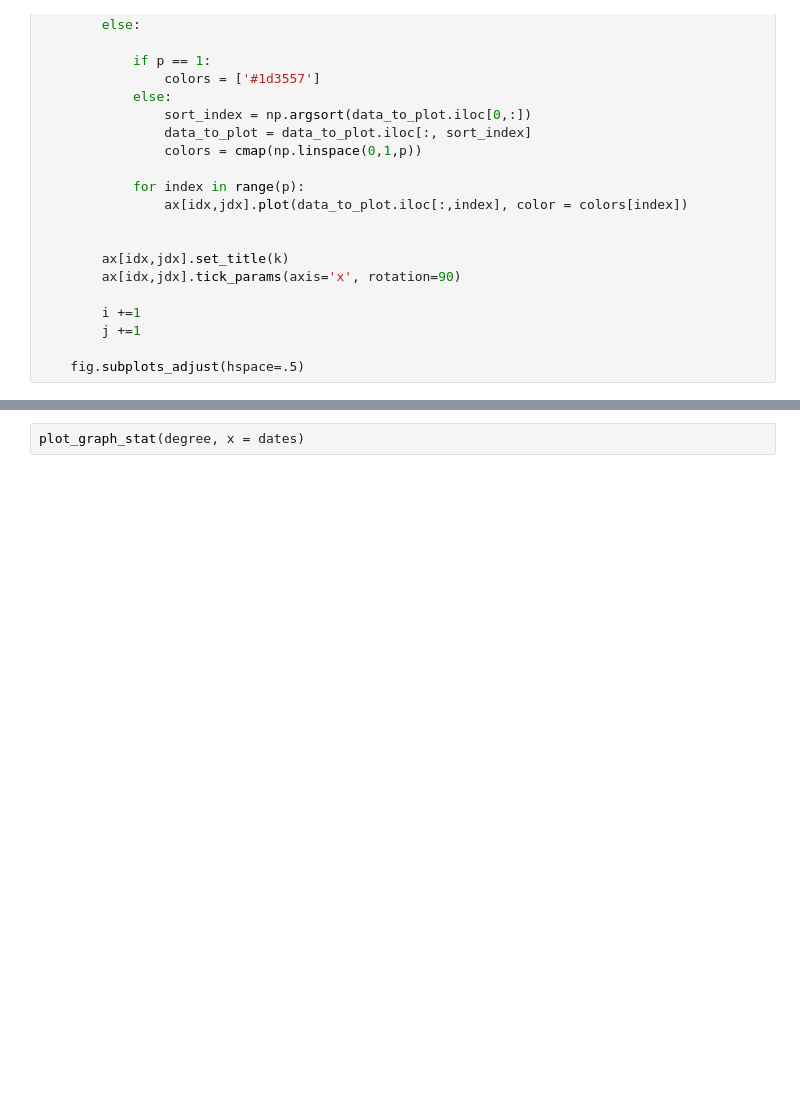
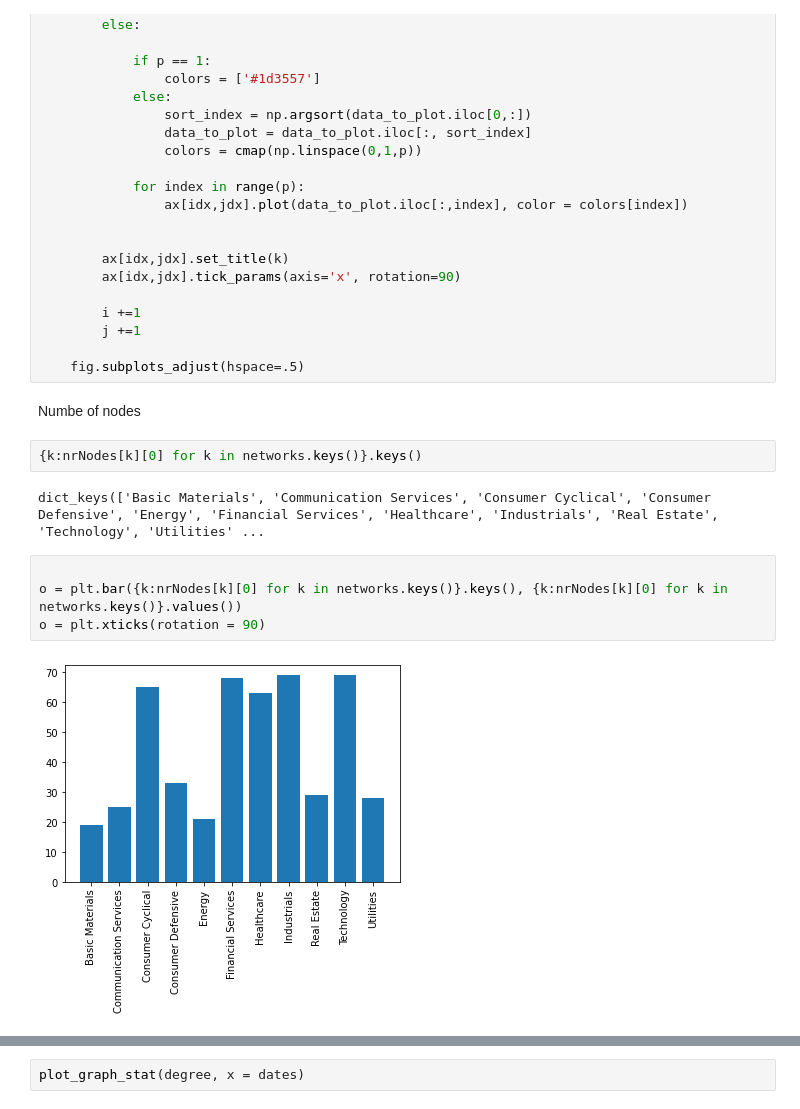
Before and after one commit to ragnarlevi/GTST, a Jupyter notebook: _Workbench/FinancialRisk.ipynb, the cells around one changed output, grey strips where cells are left out. Cells and saved outputs as stored; diff of their text form; blank space fills up the shorter version.

```diff
--- a/_Workbench/FinancialRisk.ipynb
+++ b/_Workbench/FinancialRisk.ipynb
@@ -193,4 +197,16 @@ def plot_graph_stat(stat_dict, x = None, heat = False, figsize = (20, 20)):
         j +=1
 
     fig.subplots_adjust(hspace=.5)
+# %% [markdown]
+Numbe of nodes
+# %%
+{k:nrNodes[k][0] for k in networks.keys()}.keys()
+# %% [output]
+dict_keys(['Basic Materials', 'Communication Services', 'Consumer Cyclical', 'Consumer Defensive', 'Energy', 'Financial Services', 'Healthcare', 'Industrials', 'Real Estate', 'Technology', 'Utilities' ...
+# %%
+
+o = plt.bar({k:nrNodes[k][0] for k in networks.keys()}.keys(), {k:nrNodes[k][0] for k in networks.keys()}.values())
+o = plt.xticks(rotation = 90)
+# %% [output]
+[figure, added]
 # %%
```
Also changed, not shown: parts of 14 cells of this notebook, 15 other files.
